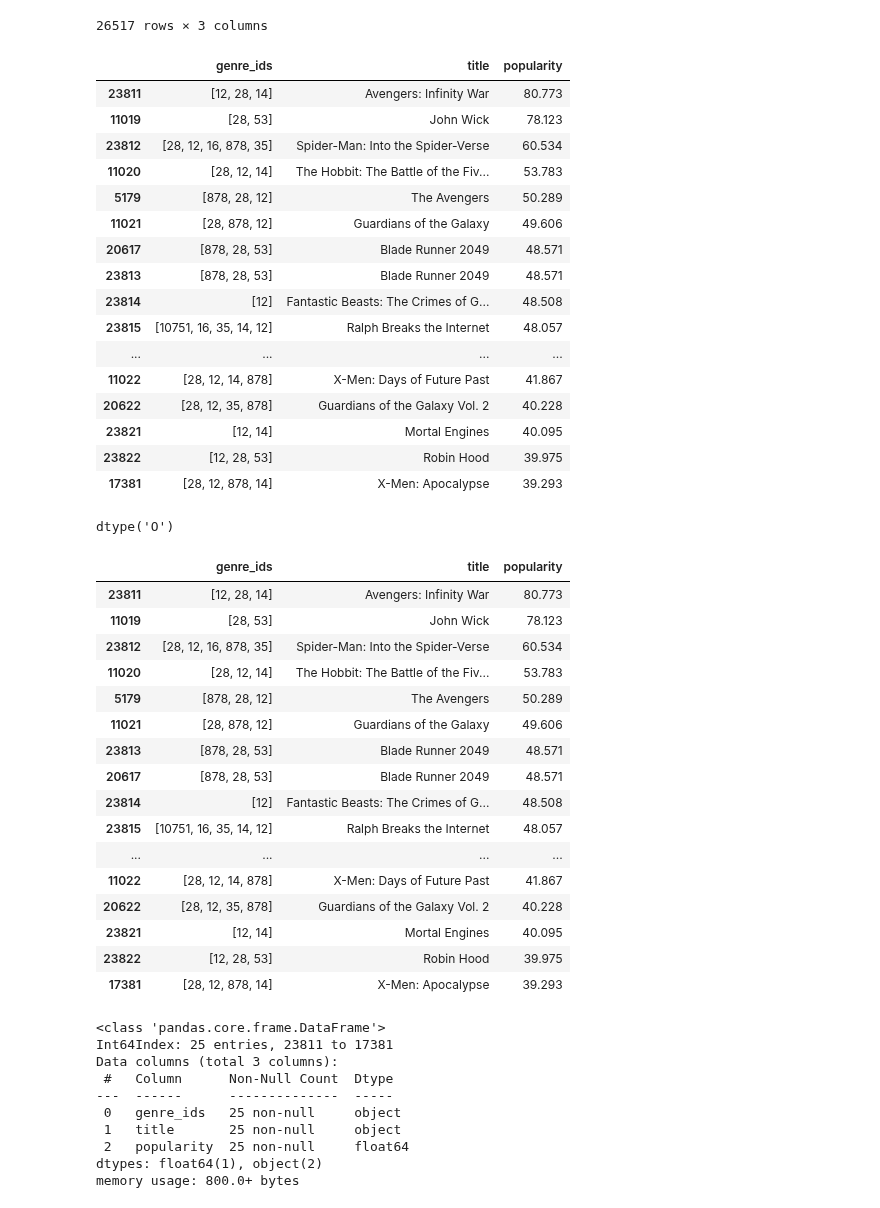
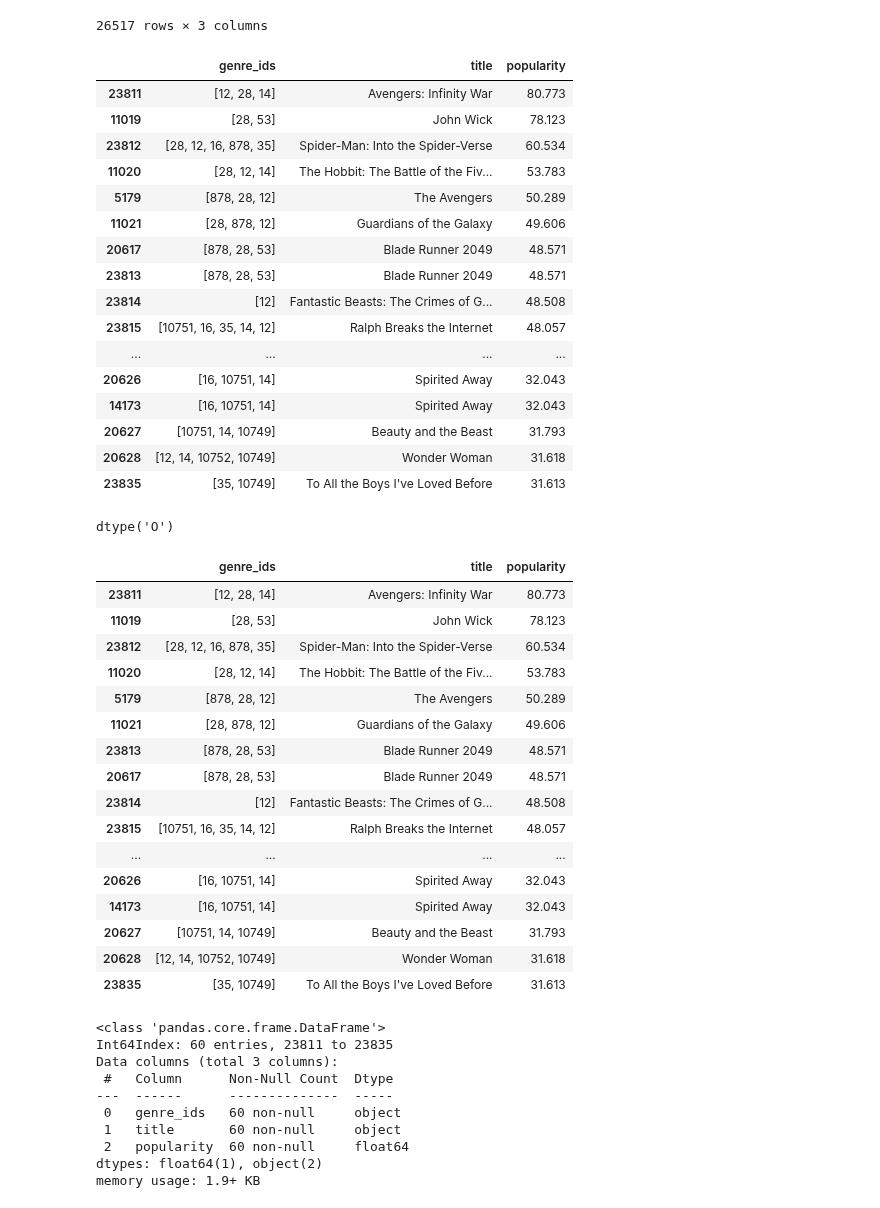
Before and after one commit to reboyce/Gilbert-Team-Repo, a Jupyter notebook: Notebooks/Ryan's Notebook .ipynb, the cells around one changed output. Drawn from its saved outputs; the diff is of its cells as text; code cells hidden in the pictures.

```diff
--- a/Notebooks/Ryan's Notebook .ipynb
+++ b/Notebooks/Ryan's Notebook .ipynb
@@ -192,32 +192,32 @@ gen_title_pop
 | 26516 | [53, 27] | The Church | 0.600 |
 26517 rows × 3 columns
 # %%
-gen_title_pop.sort_values('popularity', ascending = False).head(25)
+gen_title_pop.sort_values('popularity', ascending = False).head(60)
 # %% [output]
 |  | genre_ids | title | popularity |
 | 23811 | [12, 28, 14] | Avengers: Infinity War | 80.773 |
 | 11019 | [28, 53] | John Wick | 78.123 |
 | 23812 | [28, 12, 16, 878, 35] | Spider-Man: Into the Spider-Verse | 60.534 |
 | 11020 | [28, 12, 14] | The Hobbit: The Battle of the Fiv... | 53.783 |
 | 5179 | [878, 28, 12] | The Avengers | 50.289 |
 | 11021 | [28, 878, 12] | Guardians of the Galaxy | 49.606 |
 | 20617 | [878, 28, 53] | Blade Runner 2049 | 48.571 |
 | 23813 | [878, 28, 53] | Blade Runner 2049 | 48.571 |
 | 23814 | [12] | Fantastic Beasts: The Crimes of G... | 48.508 |
 | 23815 | [10751, 16, 35, 14, 12] | Ralph Breaks the Internet | 48.057 |
 | ... | ... | ... | ... |
-| 11022 | [28, 12, 14, 878] | X-Men: Days of Future Past | 41.867 |
-| 20622 | [28, 12, 35, 878] | Guardians of the Galaxy Vol. 2 | 40.228 |
-| 23821 | [12, 14] | Mortal Engines | 40.095 |
-| 23822 | [12, 28, 53] | Robin Hood | 39.975 |
-| 17381 | [28, 12, 878, 14] | X-Men: Apocalypse | 39.293 |
+| 20626 | [16, 10751, 14] | Spirited Away | 32.043 |
+| 14173 | [16, 10751, 14] | Spirited Away | 32.043 |
+| 20627 | [10751, 14, 10749] | Beauty and the Beast | 31.793 |
+| 20628 | [12, 14, 10752, 10749] | Wonder Woman | 31.618 |
+| 23835 | [35, 10749] | To All the Boys I've Loved Before | 31.613 |
 # %%
 gen_title_pop['genre_ids'].dtype
 # %% [output]
 dtype('O')
 # %%
-gen_title_pop30 = gen_title_pop.loc[gen_title_pop['popularity']>=39.293].sort_values('popularity', ascending=False)
-gen_title_pop30
+gen_title_pop60 = gen_title_pop.loc[gen_title_pop['popularity']>=31.613].sort_values('popularity', ascending=False)
+gen_title_pop60
 # %% [output]
 |  | genre_ids | title | popularity |
 | 23811 | [12, 28, 14] | Avengers: Infinity War | 80.773 |
@@ -231,22 +231,22 @@ gen_title_pop30
 | 23814 | [12] | Fantastic Beasts: The Crimes of G... | 48.508 |
 | 23815 | [10751, 16, 35, 14, 12] | Ralph Breaks the Internet | 48.057 |
 | ... | ... | ... | ... |
-| 11022 | [28, 12, 14, 878] | X-Men: Days of Future Past | 41.867 |
-| 20622 | [28, 12, 35, 878] | Guardians of the Galaxy Vol. 2 | 40.228 |
-| 23821 | [12, 14] | Mortal Engines | 40.095 |
-| 23822 | [12, 28, 53] | Robin Hood | 39.975 |
-| 17381 | [28, 12, 878, 14] | X-Men: Apocalypse | 39.293 |
+| 20626 | [16, 10751, 14] | Spirited Away | 32.043 |
+| 14173 | [16, 10751, 14] | Spirited Away | 32.043 |
+| 20627 | [10751, 14, 10749] | Beauty and the Beast | 31.793 |
+| 20628 | [12, 14, 10752, 10749] | Wonder Woman | 31.618 |
+| 23835 | [35, 10749] | To All the Boys I've Loved Before | 31.613 |
 # %%
-gen_title_pop30.info()
+gen_title_pop60.info()
 # %% [output]
 <class 'pandas.core.frame.DataFrame'>
-Int64Index: 25 entries, 23811 to 17381
+Int64Index: 60 entries, 23811 to 23835
 Data columns (total 3 columns):
  #   Column      Non-Null Count  Dtype
 ---  ------      --------------  -----
- 0   genre_ids   25 non-null     object
- 1   title       25 non-null     object
- 2   popularity  25 non-null     float64
+ 0   genre_ids   60 non-null     object
+ 1   title       60 non-null     object
+ 2   popularity  60 non-null     float64
 dtypes: float64(1), object(2)
-memory usage: 800.0+ bytes
+memory usage: 1.9+ KB
 # %%
```
Also changed, not shown: parts of 6 cells of this notebook.
